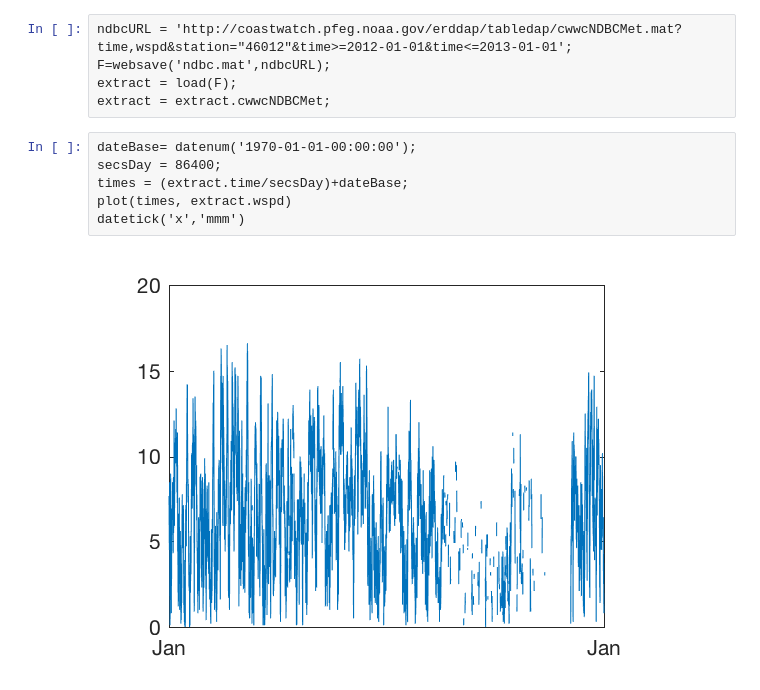
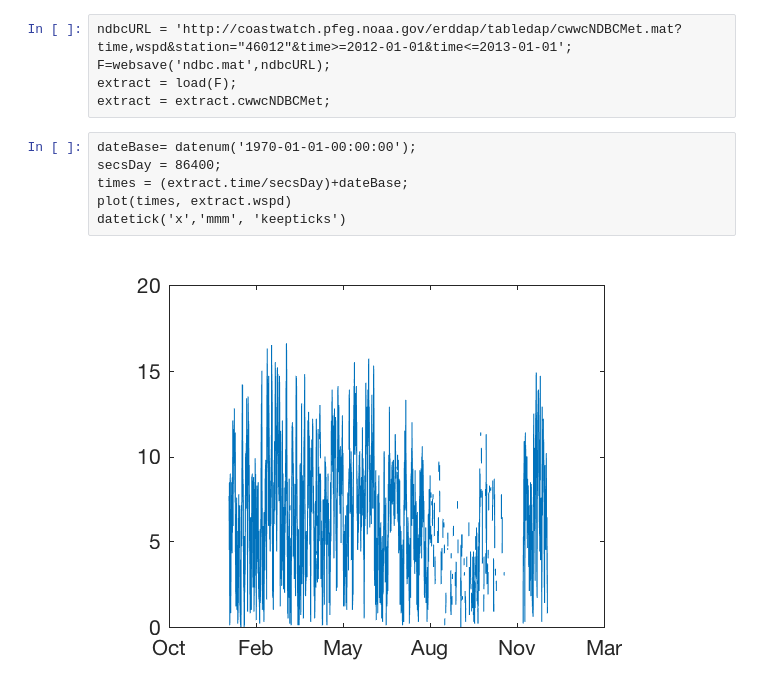
Before and after one commit to rmendels/pices2017, a Jupyter notebook: pices2017MNotebook.ipynb, the cells around one changed output. Saved outputs shown, nothing was run; the diff lists cells and outputs as text.

Commit message:
Update Matlab Notebook
Updated tabledap plot to better show tick marks

```diff
--- a/pices2017MNotebook.ipynb
+++ b/pices2017MNotebook.ipynb
@@ -26,8 +26,8 @@ extract = extract.cwwcNDBCMet;
 # %%
 dateBase= datenum('1970-01-01-00:00:00');
 secsDay = 86400;
 times = (extract.time/secsDay)+dateBase;
 plot(times, extract.wspd)
-datetick('x','mmm')
+datetick('x','mmm', 'keepticks')
 # %% [output]
-[figure, old version]
+[figure, new version]
```
Also changed, not shown: 2 other files.
